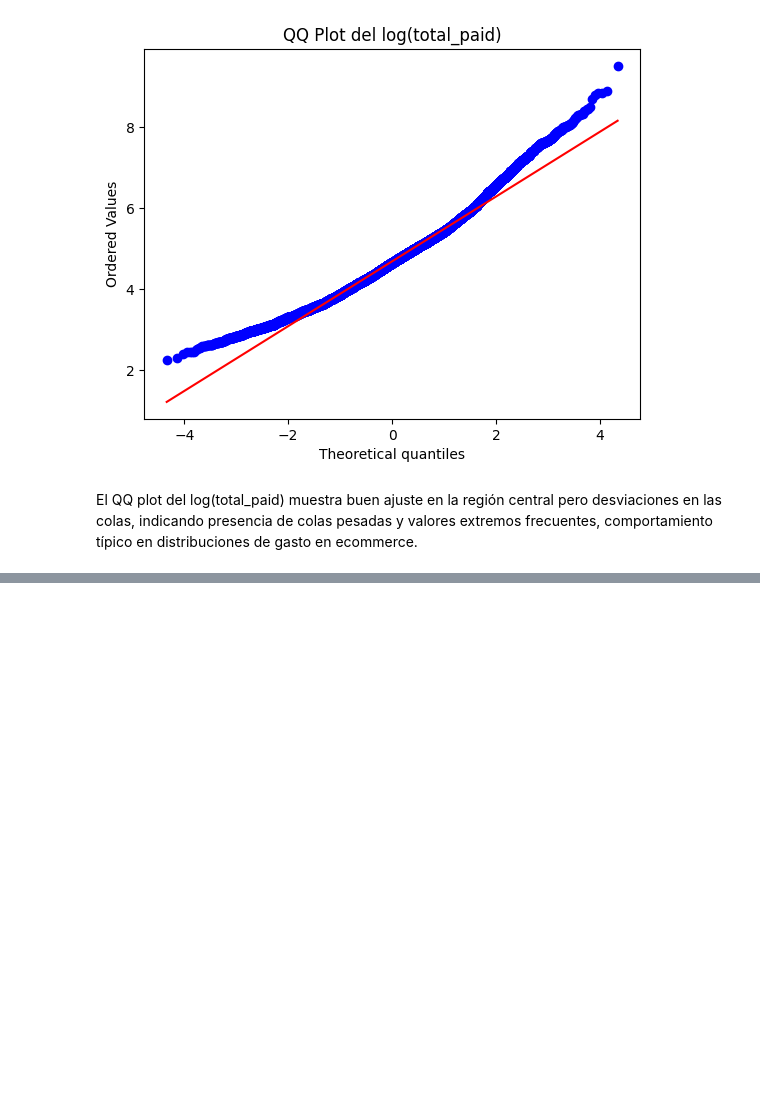
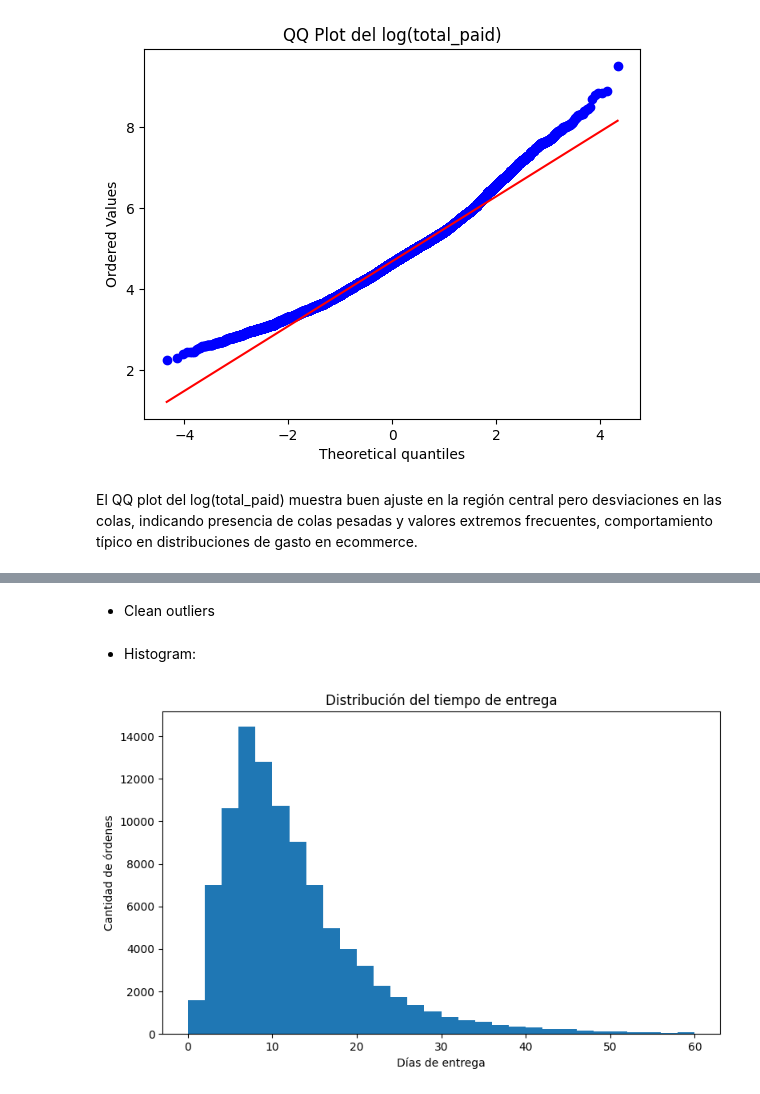
Before and after one commit to SoutoSebastian/ecommerce-analytics-sql-ml, a Jupyter notebook: notebooks/01_eda.ipynb, the cells around one changed output, grey strips where cells are left out. Saved outputs shown, nothing was run; the diff lists cells and outputs as text; code cells hidden in the pictures; blank space fills up the shorter version.

```diff
--- a/notebooks/01_eda.ipynb
+++ b/notebooks/01_eda.ipynb
@@ -356,0 +379,10 @@ El QQ plot del log(total_paid) muestra buen ajuste en la región central pero de
+# %%
+query = """
+SELECT
+    date,
+    order_delivered_customer_date
+FROM fact_orders
+WHERE order_delivered_customer_date IS NOT NULL;
+"""
+
+df_delivery = pd.read_sql(query, conn)
@@ -356,0 +391,5 @@ El QQ plot del log(total_paid) muestra buen ajuste en la región central pero de
+# %%
+df_delivery["date"] = pd.to_datetime(df_delivery["date"])
+
+df_delivery["order_delivered_customer_date"] = pd.to_datetime(
+    df_delivery["order_delivered_customer_date"])
@@ -356,0 +398,7 @@ El QQ plot del log(total_paid) muestra buen ajuste en la región central pero de
+# %%
+df_delivery["delivery_days"] = (
+    df_delivery["order_delivered_customer_date"] -
+    df_delivery["date"]
+).dt.days
+
+df_delivery["delivery_days"].describe()
@@ -356,0 +415,22 @@ El QQ plot del log(total_paid) muestra buen ajuste en la región central pero de
+# %% [markdown]
+* Clean outliers
+# %%
+df_delivery = df_delivery[
+    (df_delivery["delivery_days"] >= 0) &
+    (df_delivery["delivery_days"] <= 60)
+]
+# %% [markdown]
+* Histogram:
+# %%
+plt.figure(figsize=(8,5))
+
+plt.hist(df_delivery["delivery_days"], bins=30)
+
+plt.title("Distribución del tiempo de entrega")
+plt.xlabel("Días de entrega")
+plt.ylabel("Cantidad de órdenes")
+
+plt.tight_layout()
+plt.show()
+# %% [output]
+[figure, added]
```
Also changed, not shown: parts of 10 cells of this notebook.
